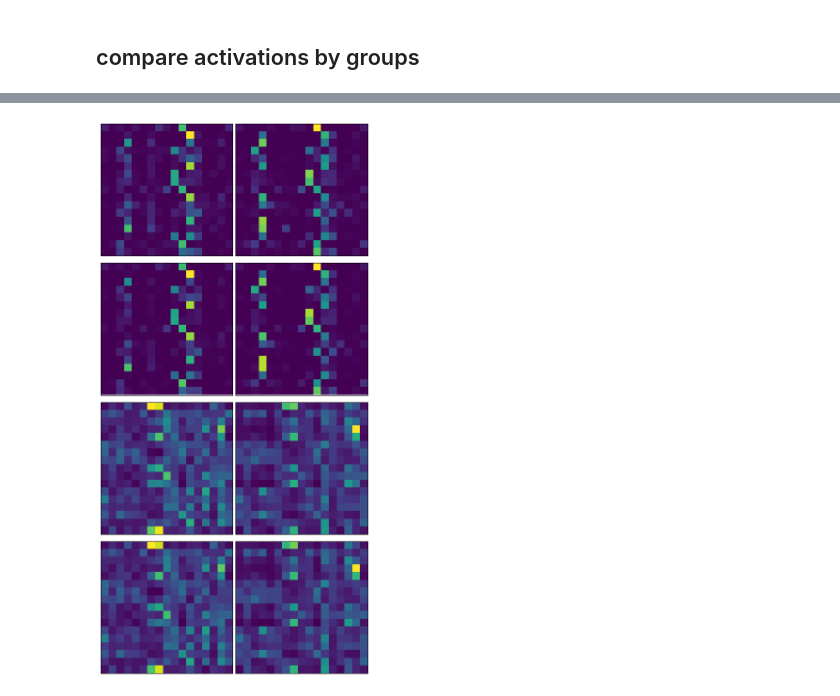
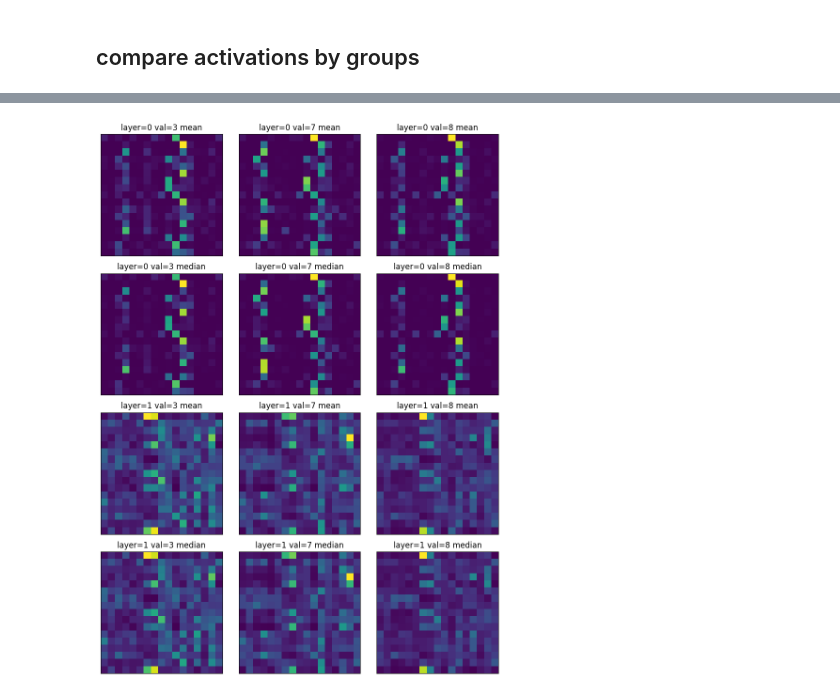
Before and after one commit to peluche/ViT, a Jupyter notebook: vit.ipynb, the cells around one changed output, grey strips where cells are left out. Drawn from its saved outputs; the diff is of its cells as text; code cells hidden in the pictures.

Commit message:
heatmap (I don't get the result)

```diff
--- a/vit.ipynb
+++ b/vit.ipynb
@@ -54,7 +54,7 @@ def accuracy(model, label='test', silent=False):
     if not silent: print(f'accuracy on {label:5}: {acc}')
     return acc
 # %%
-def plot(*args, n_col=None, figsize=None, block_size=3):
+def plot(*args, n_col=None, figsize=None, block_size=3, labels=None):
     '''Plot images in a grid
     usage: plot(img1, img2, ...)
     optional: n_col=3, figsize=(12, 8), block_size=1
@@ -86,6 +86,7 @@ def plot(*args, n_col=None, figsize=None, block_size=3):
     for i, img in enumerate(imgs):
         idx = (i // n_col, i % n_col)
         ax[idx].imshow(img)
+        if labels and i < len(labels): ax[idx].set_title(labels[i])
     # remove the axis
     for i in range(n_row * n_col):
         idx = (i // n_col, i % n_col)
@@ -406,6 +407,7 @@ plot_failing(misslabeled_imgs[:14], wrong_labels[:14], real_labels[:14])
 # %%
 threes = [x for el, lab in data_test for x, y in zip(el, lab) if y == 3]
 sevens = [x for el, lab in data_test for x, y in zip(el, lab) if y == 7]
+heights = [x for el, lab in data_test for x, y in zip(el, lab) if y == 8]
 # %%
 plot(threes[:100], n_col=20)
 plot(sevens[:100], n_col=20)
@@ -422,20 +426,26 @@ def get_attention(model, imgs):
 
 attentions_threes = get_attention(model, threes)
 attentions_sevens = get_attention(model, sevens)
+attentions_heights = get_attention(model, heights)
 # %%
 @torch.no_grad()
 def compare_attention(attentions):
     visuals = []
     for layer, attention in attentions.items():
         mean_attention = attention.mean(dim=0)
         median_attention = attention.median(dim=0).values
-        # plot(mean_attention, median_attention)
         visuals.append(mean_attention)
         visuals.append(median_attention)
     return visuals
 
 vis1 = compare_attention(attentions_threes)
 vis2 = compare_attention(attentions_sevens)
-plot(*zip(vis1, vis2), n_col=2)
+vis3 = compare_attention(attentions_heights)
+plot(*zip(vis1, vis2, vis3), n_col=3, labels=[
+    'layer=0 val=3 mean', 'layer=0 val=7 mean', 'layer=0 val=8 mean',
+    'layer=0 val=3 median', 'layer=0 val=7 median', 'layer=0 val=8 median',
+    'layer=1 val=3 mean', 'layer=1 val=7 mean', 'layer=1 val=8 mean',
+    'layer=1 val=3 median', 'layer=1 val=7 median', 'layer=1 val=8 median',
+    ])
 # %% [output]
-[figure, old version]
+[figure, new version]
```
Also changed, not shown: parts of 3 cells of this notebook.
